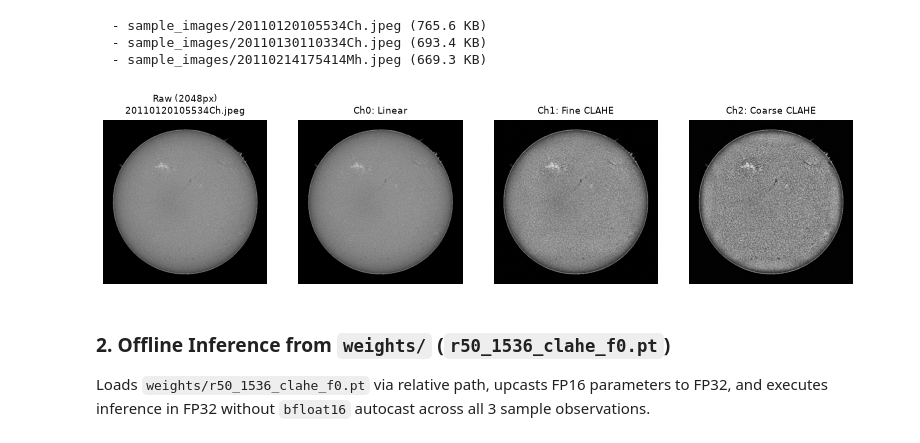
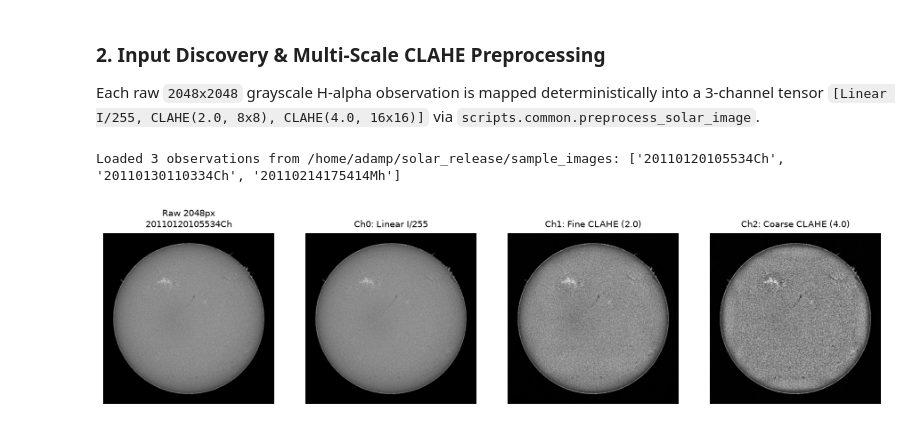
Before and after one commit to Harru230/solar, a Jupyter notebook: demo.ipynb, the cells around one changed output. Drawn from its saved outputs; the diff is of its cells as text; code cells hidden in the pictures.

Commit message:
Finalize strict FP32 in-repo reproducibility, GPU parity audit, docs, report, and demo notebook

```diff
--- a/demo.ipynb
+++ b/demo.ipynb
@@ -59,40 +160,40 @@ Full-disk H-alpha observations (`2048x2048`) exhibit limb darkening and variable
+# %% [markdown]
+### 2. Input Discovery & Multi-Scale CLAHE Preprocessing
+Each raw `2048x2048` grayscale H-alpha observation is mapped deterministically into a 3-channel tensor `[Linear I/255, CLAHE(2.0, 8x8), CLAHE(4.0, 16x16)]` via `scripts.common.preprocess_solar_image`.
 # %%
-sample_dir = Path("sample_images")
-sample_files = [
-    "20110120105534Ch.jpeg",
-    "20110130110334Ch.jpeg",
-    "20110214175414Mh.jpeg",
-]
-sample_paths = [sample_dir / f for f in sample_files]
-for p in sample_paths:
-    assert p.is_file(), f"Missing sample image: {p}"
-    print(f"  - {p.as_posix()} ({p.stat().st_size / 1024:.1f} KB)")
+image_paths = sorted(DATA_DIR.glob("*.jpeg")) + sorted(DATA_DIR.glob("*.jpg")) + sorted(DATA_DIR.glob("*.png"))
+if MODE == "quick":
+    assert len(image_paths) == 3, f"Expected 3 sample images in {DATA_DIR}, found {len(image_paths)}"
+else:
+    assert len(image_paths) == 180, f"Expected 180 test images in {DATA_DIR}, found {len(image_paths)}"
 
-demo_raw = cv2.imread(str(sample_paths[0]), cv2.IMREAD_GRAYSCALE)
-demo_prep = preprocess_solar_image(demo_raw, target_size=1536)
+img_by_stem = {}
+for p in image_paths:
+    im = cv2.imread(str(p), cv2.IMREAD_GRAYSCALE)
+    assert im is not None and im.shape == (2048, 2048), f"Unexpected image shape on {p}"
+    img_by_stem[p.stem] = im
+stems = sorted(img_by_stem.keys())
+print(f"Loaded {len(stems)} observations from {DATA_DIR}: {stems[:5]}{'...' if len(stems) > 5 else ''}")
 
-# Render downsampled 512x512 preview to keep committed notebook size compact
-fig, axes = plt.subplots(1, 4, figsize=(11, 2.8), dpi=72)
-axes[0].imshow(cv2.resize(demo_raw, (512, 512)), cmap="gray")
-axes[0].set_title(f"Raw (2048px)\n{sample_paths[0].name}", fontsize=9)
+# Visualize raw vs 3-channel Multi-Scale CLAHE preprocessing on first image
+first_stem = stems[0]
+first_raw = img_by_stem[first_stem]
+prep_1536 = preprocess_solar_image(first_raw, target_size=1536)
+
+fig, axes = plt.subplots(1, 4, figsize=(11.5, 2.9), dpi=80)
+axes[0].imshow(cv2.resize(first_raw, (512, 512)), cmap="gray")
+axes[0].set_title(f"Raw 2048px\n{first_stem}", fontsize=9)
 axes[0].axis("off")
-
-for idx, (label, ch) in enumerate([
-    ("Ch0: Linear", demo_prep[0]),
-    ("Ch1: Fine CLAHE", demo_prep[1]),
-    ("Ch2: Coarse CLAHE", demo_prep[2]),
+for idx, (lbl, ch) in enumerate([
+    ("Ch0: Linear I/255", prep_1536[0]),
+    ("Ch1: Fine CLAHE (2.0)", prep_1536[1]),
+    ("Ch2: Coarse CLAHE (4.0)", prep_1536[2]),
 ], start=1):
     axes[idx].imshow(cv2.resize(ch, (512, 512)), cmap="gray")
-    axes[idx].set_title(label, fontsize=9)
+    axes[idx].set_title(lbl, fontsize=9)
     axes[idx].axis("off")
-
 plt.tight_layout()
 plt.show()
 # %% [output]
-  - sample_images/20110120105534Ch.jpeg (765.6 KB)
-  - sample_images/20110130110334Ch.jpeg (693.4 KB)
-  - sample_images/20110214175414Mh.jpeg (669.3 KB)
+Loaded 3 observations from /home/adamp/solar_release/sample_images: ['20110120105534Ch', '20110130110334Ch', '20110214175414Mh']
-[figure, old version]
+[figure, new version]
-# %% [markdown]
-### 2. Offline Inference from `weights/` (`r50_1536_clahe_f0.pt`)
-Loads `weights/r50_1536_clahe_f0.pt` via relative path, upcasts FP16 parameters to FP32, and executes inference in FP32 without `bfloat16` autocast across all 3 sample observations.
```
Also changed, not shown: parts of 28 cells of this notebook, 13 other files.
